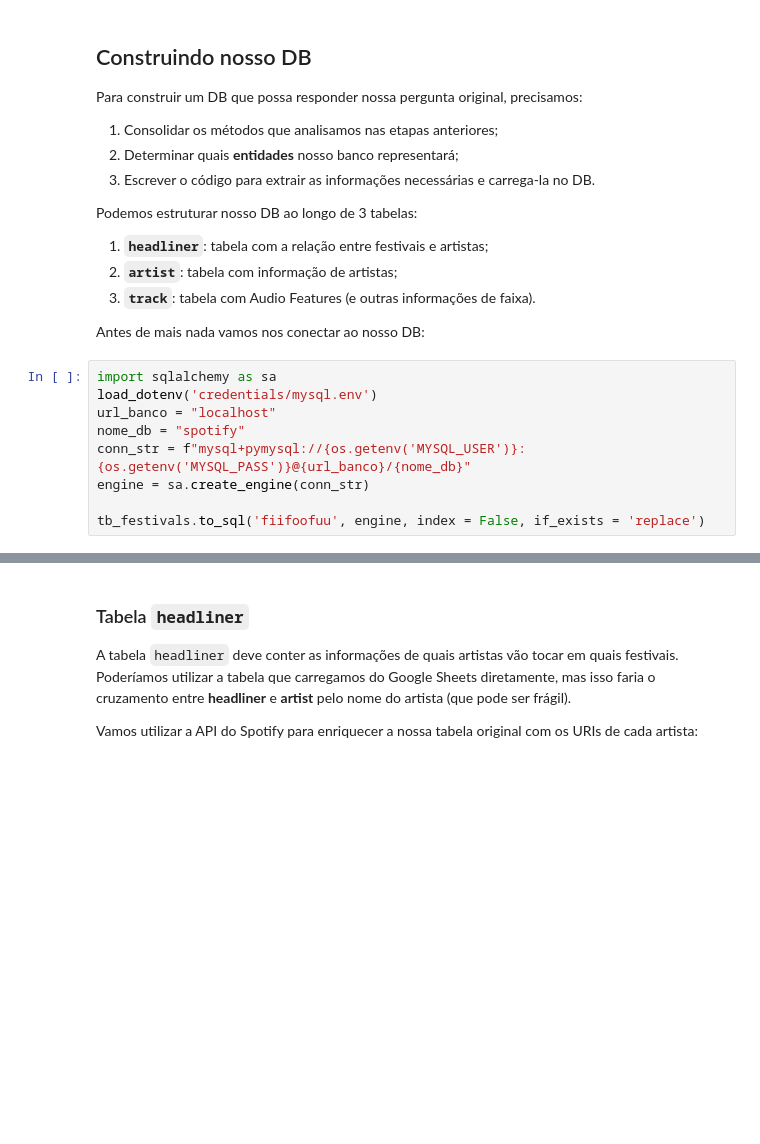
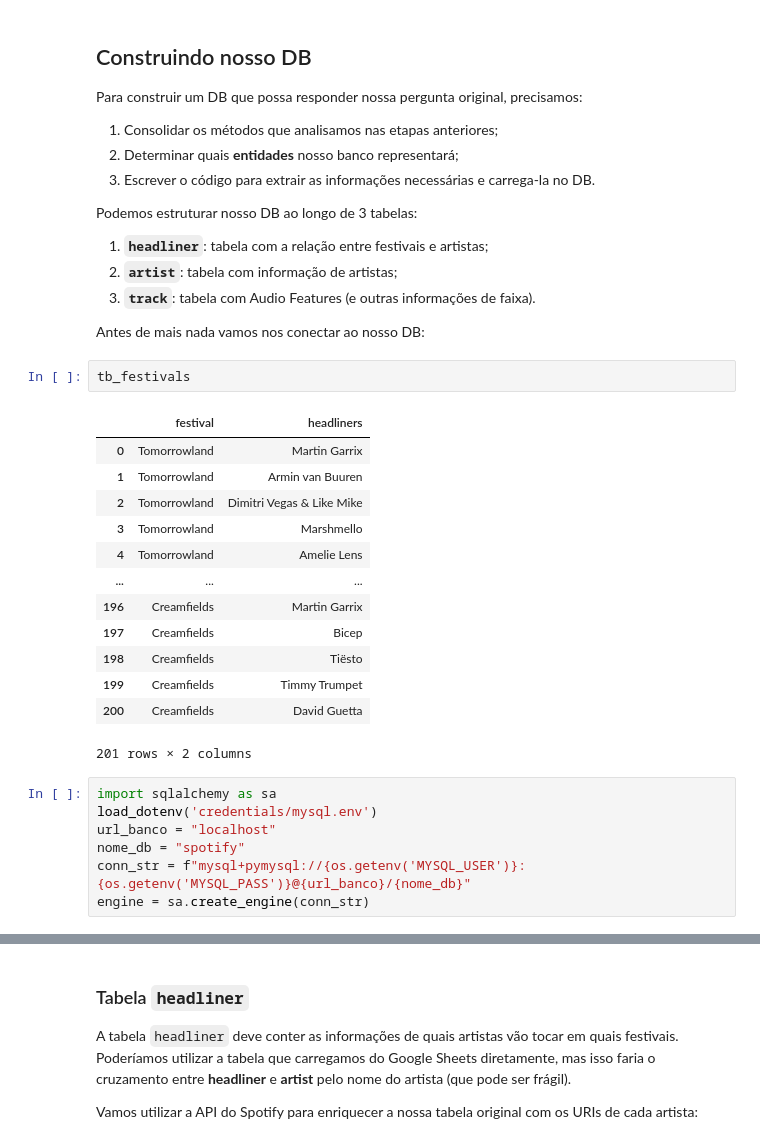
Before and after one commit to sadguilherme/99_PT_JAN2023, a Jupyter notebook: aulas/20230316 API Wrappers.ipynb, the cells around one changed output, grey strips where cells are left out. Cells and saved outputs as stored; diff of their text form; blank space fills up the shorter version.

```diff
--- a/aulas/20230316 API Wrappers.ipynb
+++ b/aulas/20230316 API Wrappers.ipynb
@@ -217,6 +451,22 @@ Podemos estruturar nosso DB ao longo de 3 tabelas:
 1. **`track`**: tabela com Audio Features (e outras informações de faixa).
 
 Antes de mais nada vamos nos conectar ao nosso DB:
+# %%
+tb_festivals
+# %% [output]
+|  | festival | headliners |
+| 0 | Tomorrowland | Martin Garrix |
+| 1 | Tomorrowland | Armin van Buuren |
+| 2 | Tomorrowland | Dimitri Vegas & Like Mike |
+| 3 | Tomorrowland | Marshmello |
+| 4 | Tomorrowland | Amelie Lens |
+| ... | ... | ... |
+| 196 | Creamfields | Martin Garrix |
+| 197 | Creamfields | Bicep |
+| 198 | Creamfields | Tiësto |
+| 199 | Creamfields | Timmy Trumpet |
+| 200 | Creamfields | David Guetta |
+201 rows × 2 columns
 # %%
 import sqlalchemy as sa
 load_dotenv('credentials/mysql.env')
@@ -224,5 +474,3 @@ url_banco = "localhost"
 nome_db = "spotify"
 conn_str = f"mysql+pymysql://{os.getenv('MYSQL_USER')}:{os.getenv('MYSQL_PASS')}@{url_banco}/{nome_db}"
 engine = sa.create_engine(conn_str)
-
-tb_festivals.to_sql('fiifoofuu', engine, index = False, if_exists = 'replace')
```
Also changed, not shown: parts of 57 cells of this notebook, 3 other files.
